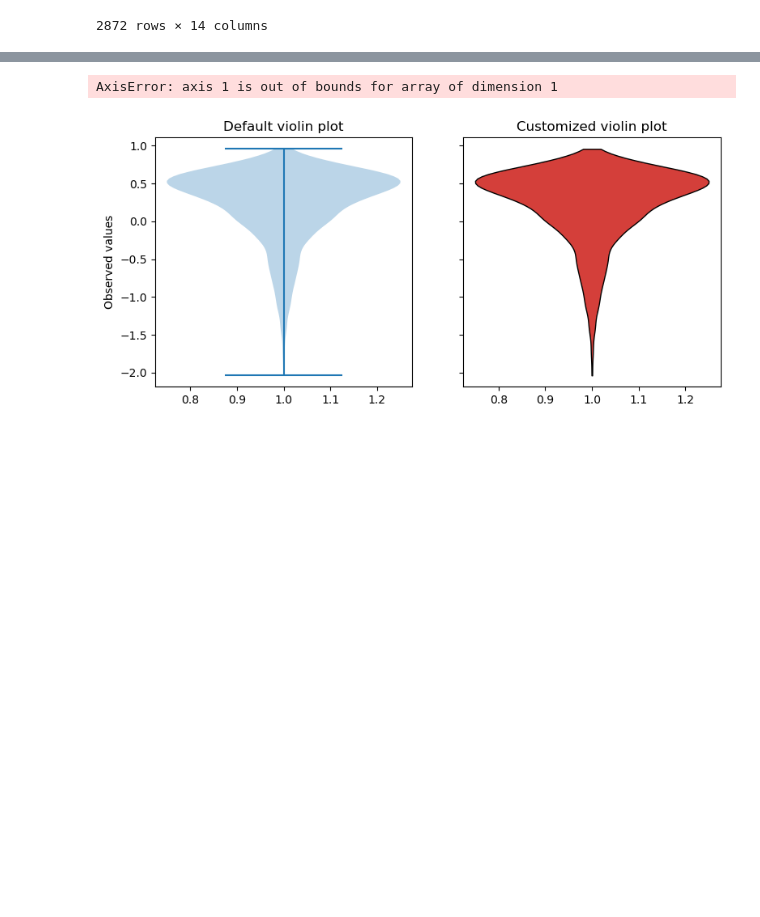
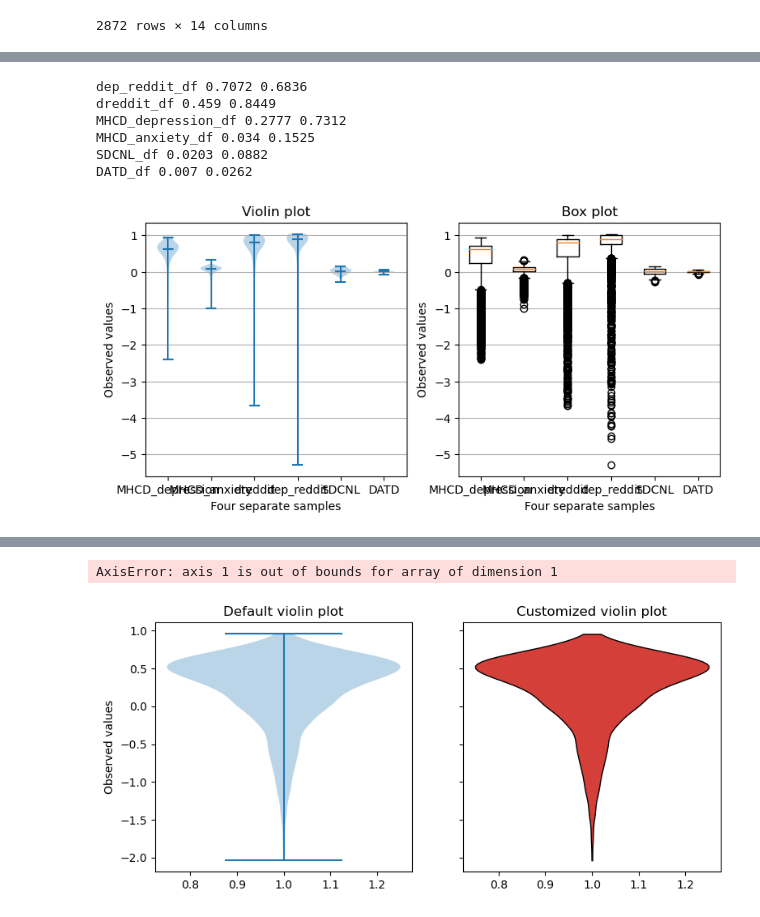
Before and after one commit to AmeyHengle/ANGST, a Jupyter notebook: notebooks/v_usable_info.ipynb, the cells around one changed output, grey strips where cells are left out. Drawn from its saved outputs; the diff is of its cells as text; code cells hidden in the pictures; blank space fills up the shorter version.

```diff
--- a/notebooks/v_usable_info.ipynb
+++ b/notebooks/v_usable_info.ipynb
@@ -39 +47,4 @@ DATD_df
 900 rows × 7 columns
+# %%
+SDCNL_df = pd.read_csv('../data/dataset_analysis/v_info/SDCNL_roberta-base_std_null_vinfo.csv')
+SDCNL_df
@@ -39,0 +65,3 @@ DATD_df
+# %%
+dep_reddit_df = pd.read_csv('../data/dataset_analysis/v_info/dep_reddit_roberta-base_std_null_vinfo.csv')
+dep_reddit_df
@@ -40,5 +82,5 @@ DATD_df
 # %%
-MHCD_anxiety_df = pd.read_csv('../data/dataset_analysis/v_info/MHCD_std_null_vinfo-anxiety_label.csv')
+MHCD_anxiety_df = pd.read_csv('../data/dataset_analysis/v_info/MHCD_roberta-base_std_null_vinfo-anxiety_label.csv')
 MHCD_anxiety_df
 # %% [output]
 |  | id | title | selftext | multilabel_clf_label | disorder | sentence1 | multiclass_clf_label | ... |
@@ -55,7 +97,7 @@ MHCD_anxiety_df
 | 2871 | ae5lum | This is how I look like: | my eyes are ususally very red bec... | [0, 0] | {'control_group'} | This is how I look like. my eyes ... | Normal | ... |
 2872 rows × 14 columns
 # %%
-MHCD_depression_df = pd.read_csv('../data/dataset_analysis/v_info/MHCD_std_null_vinfo-depression_label.csv')
+MHCD_depression_df = pd.read_csv('../data/dataset_analysis/v_info/MHCD_roberta-base_std_null_vinfo-depression_label.csv')
 MHCD_depression_df
 # %% [output]
 |  | id | title | selftext | multilabel_clf_label | disorder | sentence1 | multiclass_clf_label | ... |
@@ -208,0 +116,14 @@ def rescale_PVI(dataframe):
+# %%
+print("dep_reddit_df", round(dep_reddit_df['PVI'].mean(), 4), round( dep_reddit_df['PVI'].std(), 4))
+print("dreddit_df", round(dreddit_df['PVI'].mean(), 4), round( dreddit_df['PVI'].std(), 4))
+print("MHCD_depression_df", round(MHCD_depression_df['PVI'].mean(), 4), round( MHCD_depression_df['PVI'].std(), 4))
+print("MHCD_anxiety_df", round(MHCD_anxiety_df['PVI'].mean(), 4), round( MHCD_anxiety_df['PVI'].std(), 4))
+print("SDCNL_df", round(SDCNL_df['PVI'].mean(), 4), round( SDCNL_df['PVI'].std(), 4))
+print("DATD_df", round(DATD_df['PVI'].mean(), 4), round( DATD_df['PVI'].std(), 4))
+# %% [output]
+dep_reddit_df 0.7072 0.6836
+dreddit_df 0.459 0.8449
+MHCD_depression_df 0.2777 0.7312
+MHCD_anxiety_df 0.034 0.1525
+SDCNL_df 0.0203 0.0882
+DATD_df 0.007 0.0262
@@ -208,0 +132,37 @@ def rescale_PVI(dataframe):
+# %%
+# generate some random test data
+all_data = {
+    "MHCD_depression" : MHCD_depression_df['PVI'].tolist(),
+    "MHCD_anxiety" : MHCD_anxiety_df['PVI'].tolist(),
+    "dreddit" : dreddit_df[dreddit_df["PVI"] < dreddit_df["PVI"].quantile(0.95)]['PVI'].tolist(),
+    "dep_reddit" : dep_reddit_df[dep_reddit_df["PVI"] < dep_reddit_df["PVI"].quantile(0.95)]['PVI'].tolist(),
+    "SDCNL" : SDCNL_df[SDCNL_df["PVI"] < SDCNL_df["PVI"].quantile(0.95)]['PVI'].tolist(),
+    "DATD" : DATD_df[DATD_df["PVI"] < DATD_df["PVI"].quantile(0.95)]['PVI'].tolist(),
+}
+
+
+fig, axs = plt.subplots(nrows=1, ncols=2, figsize=(9, 4))
+
+# plot violin plot
+axs[0].violinplot(
+    list(all_data.values()),
+    showmeans=False,
+    showmedians=True
+)
+axs[0].set_title('Violin plot')
+
+# plot box plot
+axs[1].boxplot(list(all_data.values()))
+axs[1].set_title('Box plot')
+
+# adding horizontal grid lines
+for ax in axs:
+    ax.yaxis.grid(True)
+    ax.set_xticks([y + 1 for y in range(len(all_data))],
+                  labels=list(all_data.keys()))
+    ax.set_xlabel('Four separate samples')
+    ax.set_ylabel('Observed values')
+
+plt.show()
+# %% [output]
+[figure, added]
```
Also changed, not shown: parts of 16 cells of this notebook, 9 other files.
